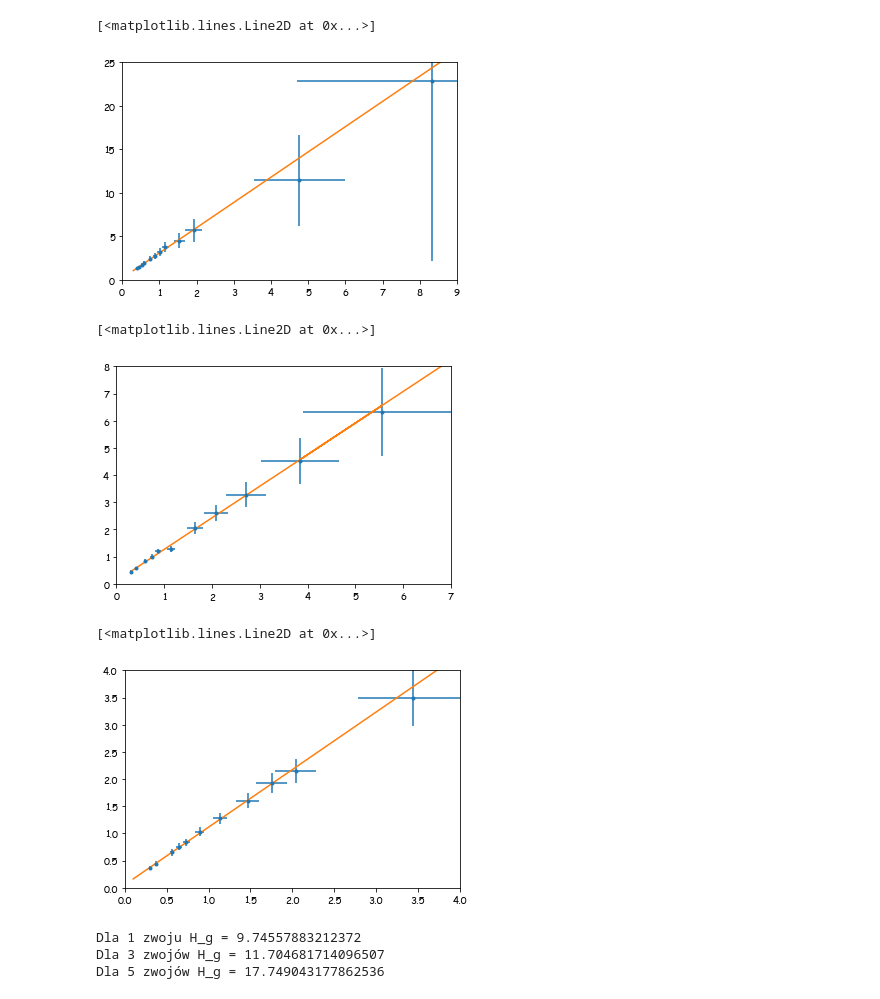
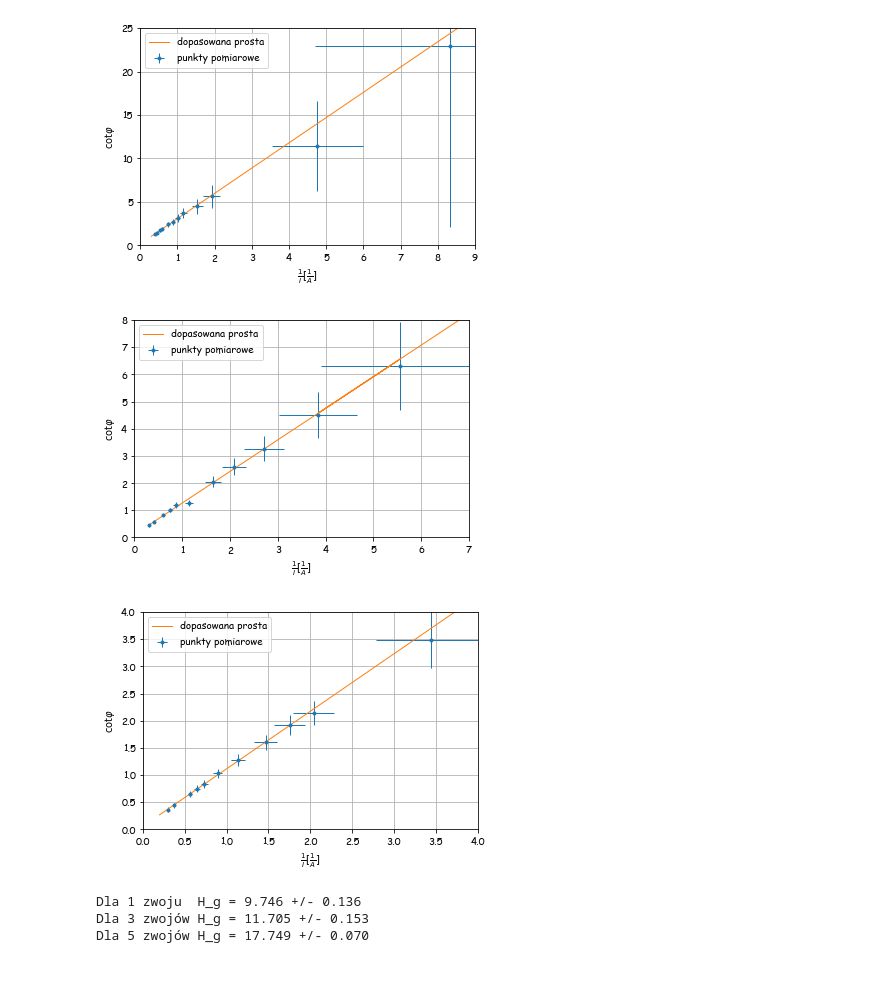
Before and after one commit to MarikinPaulina/LabFiz1, a Jupyter notebook: 09-46-Busola/Busola.ipynb, the cells around one changed output. Cells and saved outputs as stored; diff of their text form; code cells hidden in the pictures.

Commit message:
Nowe, lepsze

```diff
--- a/09-46-Busola/Busola.ipynb
+++ b/09-46-Busola/Busola.ipynb
@@ -95,44 +59,60 @@ print(N_5.to_latex())
 \bottomrule
 \end{tabular}
 # %%
+#Nowe, lepsze wykresy
 nad_I_1 = 1/N_1['I[A]']
 ctan_1 = 1/np.tan(N_1['alpha[o]']*stopien)
 D_ctan_1 = D_alpha/np.sin(N_1['alpha[o]']*stopien)**2
 D_nad_I_1 = D_amper_1/N_1['I[A]']**2
-plt.errorbar(nad_I_1,ctan_1,D_ctan_1,D_nad_I_1,'.')
+plt.errorbar(nad_I_1,ctan_1,D_ctan_1,D_nad_I_1,'.',label='punkty pomiarowe',elinewidth=1)
 plt.ylim(0,25)
 plt.xlim(0,9)
 zakres = np.linspace(0.3,8.8)
 prosta_1, kowariancja_1 = np.polyfit(nad_I_1, ctan_1,1,cov=True,w=1/D_ctan_1)
-plt.plot(zakres, np.polyval(prosta_1, zakres))
+plt.plot(zakres, np.polyval(prosta_1, zakres),label='dopasowana prosta',linewidth=1)
+plt.grid()
+plt.xlabel(r'$\frac{1}{I}[\frac{1}{A}]$')
+plt.ylabel(r'$\cot{\varphi}$')
+plt.legend(loc='best')
+# plt.savefig("wykres_1.eps")
+plt.savefig("wykres_1.png")
 # %% [output]
-[<matplotlib.lines.Line2D at 0x...>]
-[figure, old version]
+[figure, new version]
 # %%
 nad_I_3 = 1/N_3['I[A]']
 ctan_3 = 1/np.tan(N_3['alpha[o]']*stopien)
 D_ctan_3 = D_alpha/np.sin(N_3['alpha[o]']*stopien)**2
 D_nad_I_3 = D_amper_3/N_3['I[A]']**2
-plt.errorbar(nad_I_3,ctan_3,D_ctan_3,D_nad_I_3,'.')
+plt.errorbar(nad_I_3,ctan_3,D_ctan_3,D_nad_I_3,'.',label='punkty pomiarowe',elinewidth=1)
 plt.ylim(0,8)
 plt.xlim(0,7)
 zakres = np.linspace(0,7.8)
 prosta_3, kowariancja_3 = np.polyfit(nad_I_3, ctan_3,1,cov=True,w=1/D_ctan_3)
-plt.plot(nad_I_3, np.polyval(prosta_3, nad_I_3))
+plt.plot(nad_I_3, np.polyval(prosta_3, nad_I_3),label='dopasowana prosta',linewidth=1)
+plt.grid()
+plt.xlabel(r'$\frac{1}{I}[\frac{1}{A}]$')
+plt.ylabel(r'$\cot{\varphi}$')
+plt.legend(loc='best')
+# plt.savefig("wykres_3.eps")
+plt.savefig("wykres_3.png")
 # %% [output]
-[<matplotlib.lines.Line2D at 0x...>]
-[figure, old version]
+[figure, new version]
 # %%
 nad_I_5 = 1/N_5['I[A]']
 ctan_5 = 1/np.tan(N_5['alpha[o]']*stopien)
 D_ctan_5 = D_alpha/np.sin(N_5['alpha[o]']*stopien)**2
 D_nad_I_5 = D_amper_5/N_5['I[A]']**2
-plt.errorbar(nad_I_5,ctan_5,D_ctan_5,D_nad_I_5,'.')
+plt.errorbar(nad_I_5,ctan_5,D_ctan_5,D_nad_I_5,'.',label='punkty pomiarowe',elinewidth=1)
 plt.ylim(0,4)
 plt.xlim(0,4)
-zakres = np.linspace(0.1,4)
+zakres = np.linspace(0.2,4)
 prosta_5, kowariancja_5 = np.polyfit(nad_I_5, ctan_5,1,cov=True,w=1/D_ctan_5)
-plt.plot(zakres, np.polyval(prosta_5, zakres))
+plt.plot(zakres, np.polyval(prosta_5, zakres),label='dopasowana prosta',linewidth=1)
+plt.grid()
+plt.xlabel(r'$\frac{1}{I}[\frac{1}{A}]$')
+plt.ylabel(r'$\cot{\varphi}$')
+plt.legend(loc='best')
+# plt.savefig("wykres_5.eps")
+plt.savefig("wykres_5.png")
 # %% [output]
-[<matplotlib.lines.Line2D at 0x...>]
-[figure, old version]
+[figure, new version]
@@ -139,11 +132,15 @@ plt.plot(zakres, np.polyval(prosta_5, zakres))
 # %%
+#Nowe, 'lepsze' wyniki z niepewnościami (technicznie skończone, ale tak nie może być)
 H_g_1 = prosta_1[0]*1/(2*R)
-print(f'Dla 1 zwoju H_g = {H_g_1}')
+D_H_g_1 = np.sqrt( kowariancja_1[0,0]*1/(2*R))
+print(f'Dla 1 zwoju  H_g = {H_g_1:.3f} +/- {D_H_g_1:.3f}')
 H_g_3 = prosta_3[0]*3/(2*R)
-print(f'Dla 3 zwojów H_g = {H_g_3}')
+D_H_g_3 = np.sqrt( kowariancja_3[0,0]*3/(2*R))
+print(f'Dla 3 zwojów H_g = {H_g_3:.3f} +/- {D_H_g_3:.3f}')
 H_g_5 = prosta_5[0]*5/(2*R)
-print(f'Dla 5 zwojów H_g = {H_g_5}')
+D_H_g_5 = np.sqrt( kowariancja_5[0,0]*5/(2*R))
+print(f'Dla 5 zwojów H_g = {H_g_5:.3f} +/- {D_H_g_5:.3f}')
 # %% [output]
-Dla 1 zwoju H_g = 9.74557883212372
-Dla 3 zwojów H_g = 11.704681714096507
-Dla 5 zwojów H_g = 17.749043177862536
+Dla 1 zwoju  H_g = 9.746 +/- 0.136
+Dla 3 zwojów H_g = 11.705 +/- 0.153
+Dla 5 zwojów H_g = 17.749 +/- 0.070
```
Also changed, not shown: parts of 3 cells of this notebook, 5 other files.
